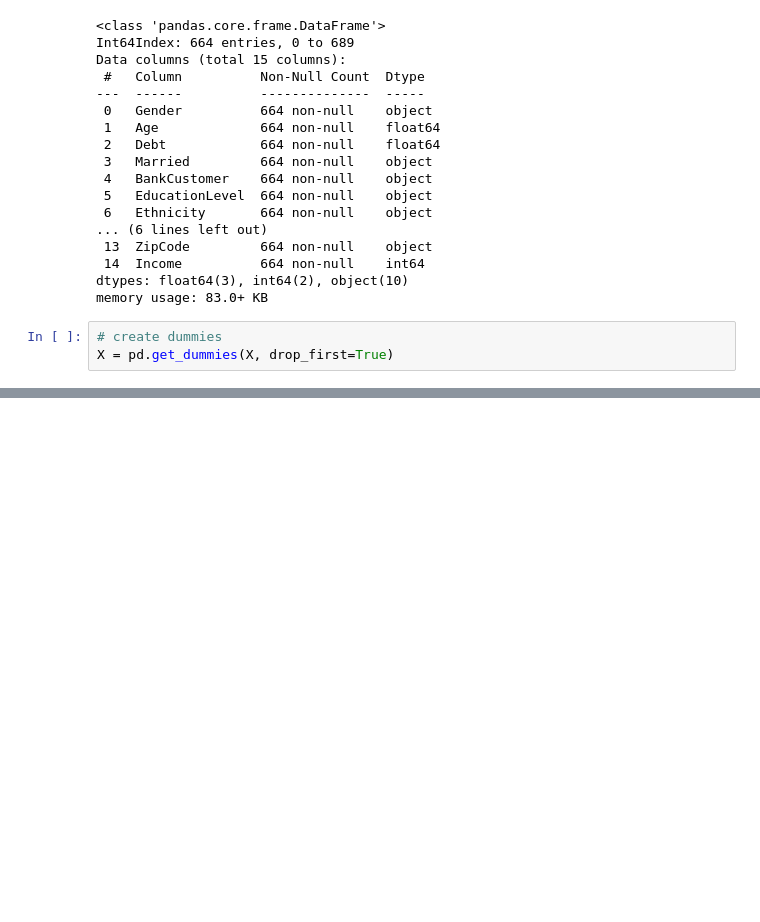
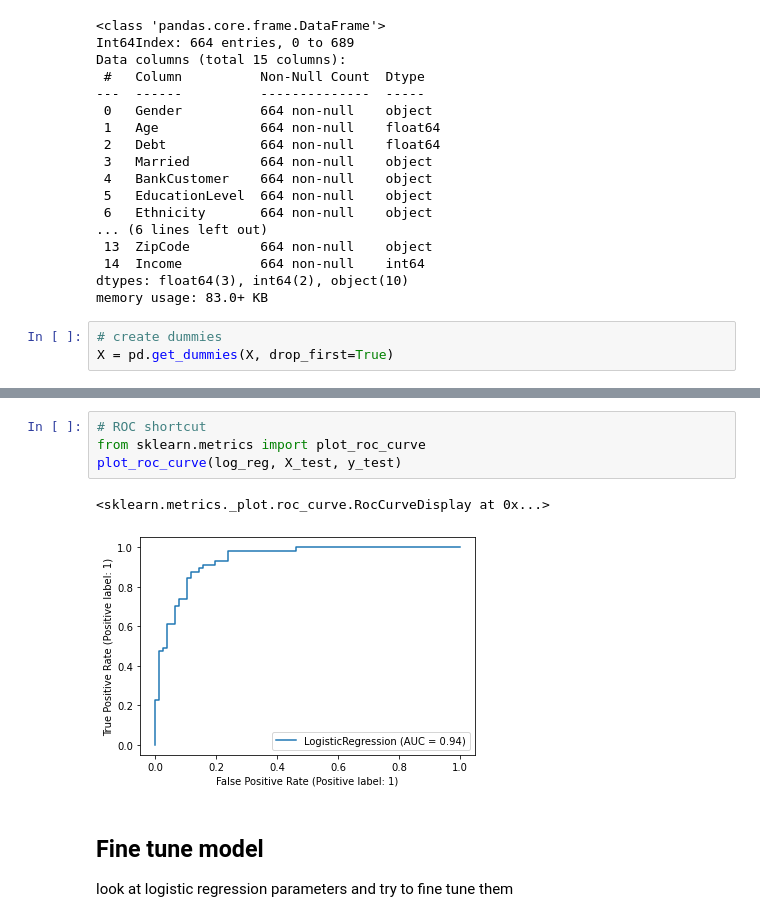
Before and after one commit to tawiwut-cha/datacamp_projects, a Jupyter notebook: creditcards_approval/notebook_TC.ipynb, the cells around one changed output, grey strips where cells are left out. Drawn from its saved outputs; the diff is of its cells as text; blank space fills up the shorter version.

```diff
--- a/creditcards_approval/notebook_TC.ipynb
+++ b/creditcards_approval/notebook_TC.ipynb
@@ -301,0 +359,10 @@ Build logistic regression model for classification (do one fiirst fine tune late
+# %%
+# ROC shortcut
+from sklearn.metrics import plot_roc_curve
+plot_roc_curve(log_reg, X_test, y_test)
+# %% [output]
+<sklearn.metrics._plot.roc_curve.RocCurveDisplay at 0x...>
+[figure, added]
+# %% [markdown]
+## Fine tune model
+look at logistic regression parameters and try to fine tune them
```
Also changed, not shown: parts of 10 cells of this notebook.
